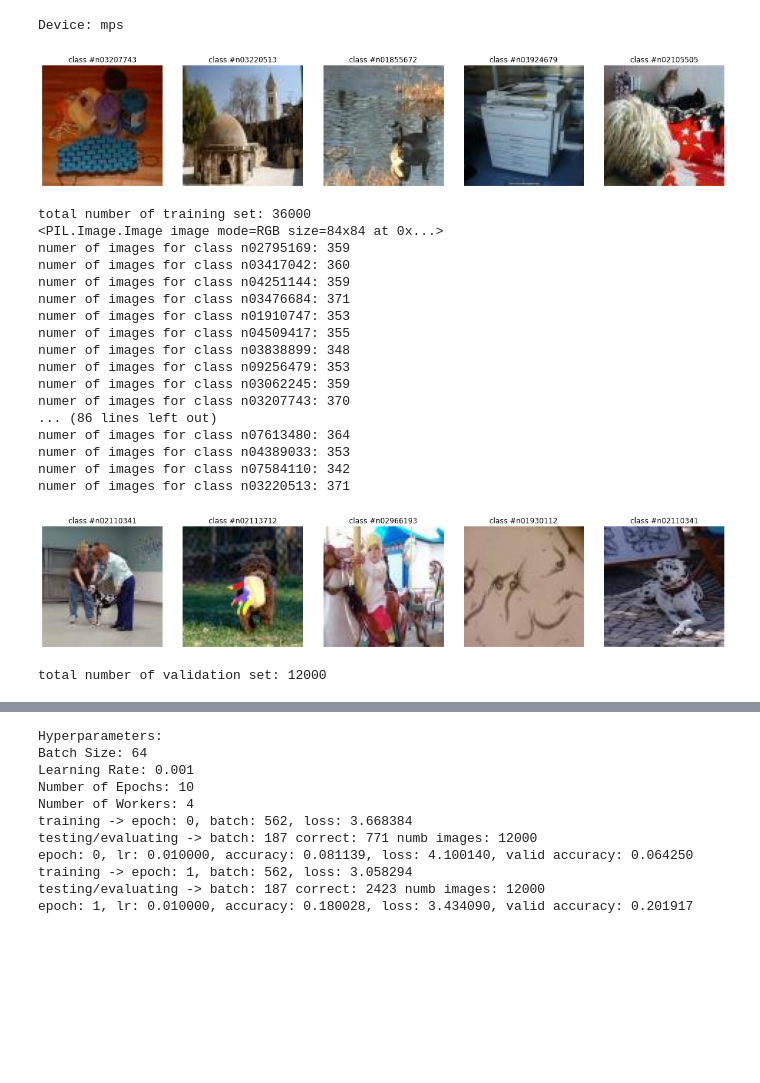
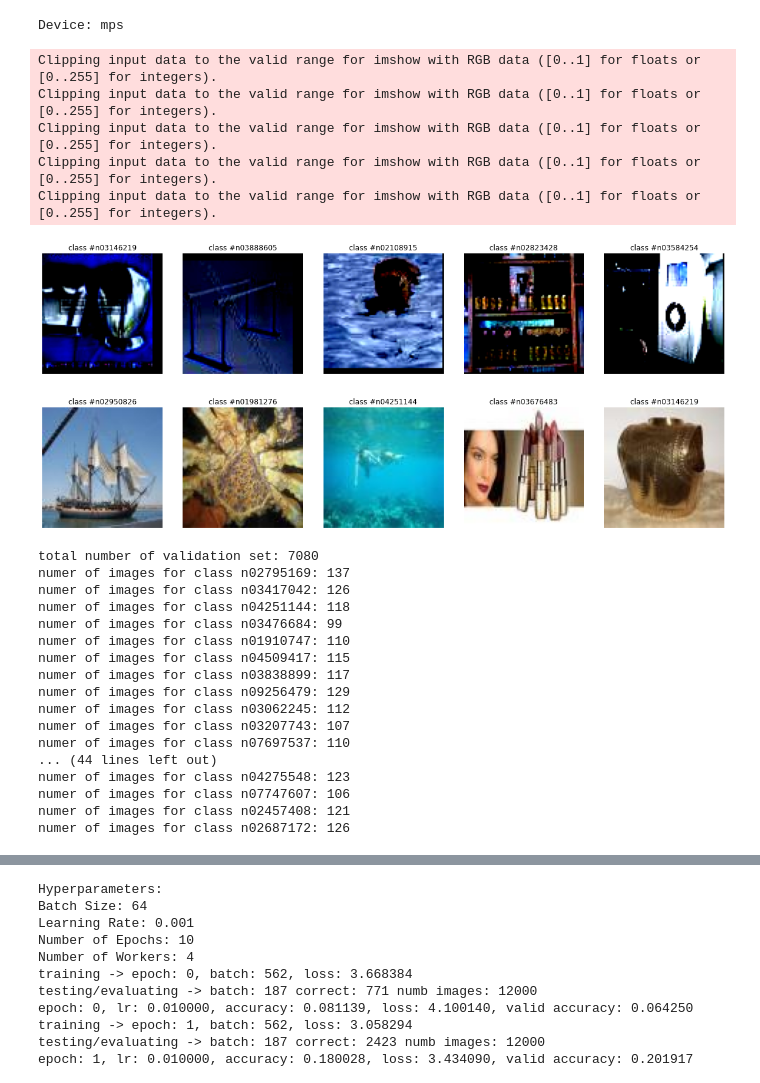
Before and after one commit to waasnipun/neurafusion, a Jupyter notebook: main.ipynb, the cells around one changed output, grey strips where cells are left out. Cells and saved outputs as stored; diff of their text form; code cells hidden in the pictures; blank space fills up the shorter version.

Commit message:
pre-trained done

```diff
--- a/main.ipynb
+++ b/main.ipynb
@@ -33,42 +64,30 @@ test_dataset = MiniImageNetDataset(dataset=dataset, path=root_dir, phase='test',
 # %%
 idx = np.random.choice(range(len(train_dataset)), 5, replace=False) # randomly pick 5 pictures to show
 
 fig = plt.figure(figsize=(16, 8))
 
 for i in range(len(idx)):
     image, label = train_dataset[idx[i]]
     ax = plt.subplot(1, 5, i + 1)
     plt.tight_layout()
     ax.set_title('class #{}'.format(label_mapping[label]))
     ax.axis('off')
-    plt.imshow(np.asarray(image))
+    plt.imshow(np.asarray(image.permute(1, 2, 0)))
 
 plt.show()
 
 # print number of images for each class
-print('total number of training set: {}'.format(len(train_dataset)))
-print(train_dataset[0][0])
-for i in label_mapping.keys():
-    print('numer of images for class {}: {}'.format(label_mapping[i], len([label for _, label in train_dataset.data if label == i])))
+# print('total number of training set: {}'.format(len(train_dataset)))
+
+# for i in label_mapping.keys():
+#     print('numer of images for class {}: {}'.format(label_mapping[i], len([label for _, label in train_dataset.data if label == i])))
 # %% [output]
+Clipping input data to the valid range for imshow with RGB data ([0..1] for floats or [0..255] for integers).
+Clipping input data to the valid range for imshow with RGB data ([0..1] for floats or [0..255] for integers).
+Clipping input data to the valid range for imshow with RGB data ([0..1] for floats or [0..255] for integers).
+Clipping input data to the valid range for imshow with RGB data ([0..1] for floats or [0..255] for integers).
+Clipping input data to the valid range for imshow with RGB data ([0..1] for floats or [0..255] for integers).
-[figure, old version]
+[figure, new version]
-total number of training set: 36000
-<PIL.Image.Image image mode=RGB size=84x84 at 0x...>
-numer of images for class n02795169: 359
-numer of images for class n03417042: 360
-numer of images for class n04251144: 359
-numer of images for class n03476684: 371
-numer of images for class n01910747: 353
-numer of images for class n04509417: 355
-numer of images for class n03838899: 348
-numer of images for class n09256479: 353
-numer of images for class n03062245: 359
-numer of images for class n03207743: 370
-... (86 lines left out)
-numer of images for class n07613480: 364
-numer of images for class n04389033: 353
-numer of images for class n07584110: 342
-numer of images for class n03220513: 371
 # %%
 idx = np.random.choice(range(len(val_dataset)), 5, replace=False) # randomly pick 5 pictures to show
 
@@ -86,11 +105,27 @@ plt.show()
 
 # print number of images for each class
 print('total number of validation set: {}'.format(len(val_dataset)))
-# for i in label_mapping.keys():
-#     print('numer of images for class {}: {}'.format(label_mapping[i], len([label for _, label in val_dataset.data if label == i])))
+for i in label_mapping.keys():
+    print('numer of images for class {}: {}'.format(label_mapping[i], len([label for _, label in val_dataset.data if label == i])))
 # %% [output]
-[figure, old version]
+[figure, new version]
-total number of validation set: 12000
+total number of validation set: 7080
+numer of images for class n02795169: 137
+numer of images for class n03417042: 126
+numer of images for class n04251144: 118
+numer of images for class n03476684: 99
+numer of images for class n01910747: 110
+numer of images for class n04509417: 115
+numer of images for class n03838899: 117
+numer of images for class n09256479: 129
+numer of images for class n03062245: 112
+numer of images for class n03207743: 107
+numer of images for class n07697537: 110
+... (44 lines left out)
+numer of images for class n04275548: 123
+numer of images for class n07747607: 106
+numer of images for class n02457408: 121
+numer of images for class n02687172: 126
 # %%
 idx = np.random.choice(range(len(test_dataset)), 5, replace=False) # randomly pick 5 pictures to show
 
```
Also changed, not shown: parts of 2 cells of this notebook, 6 other files.
